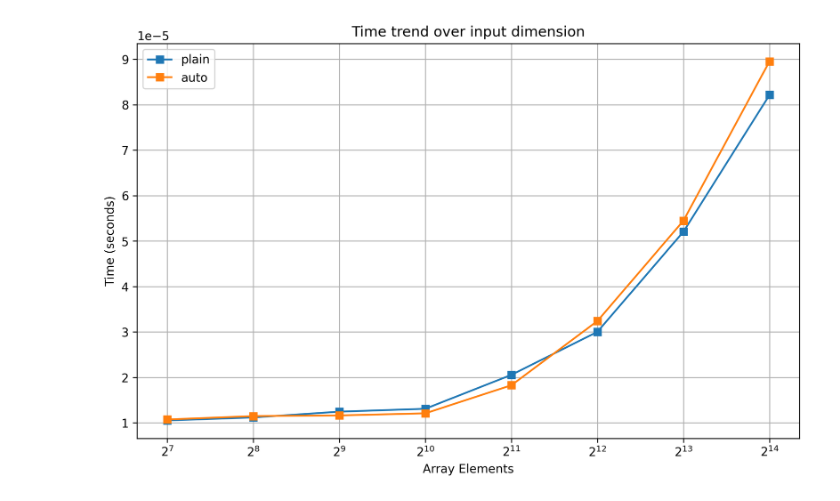
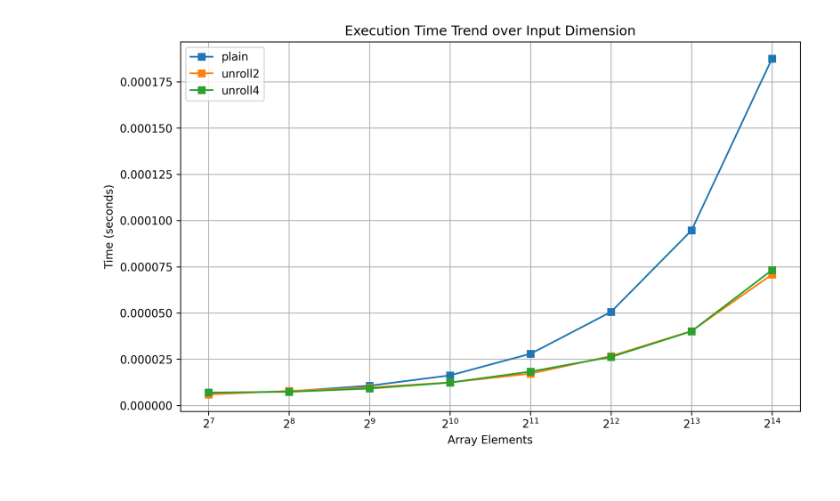
Before and after one commit to FedericoBustaffa/master, a Jupyter notebook: spm/assignment1/notebook.ipynb, the cells around one changed output. Saved outputs shown, nothing was run; the diff lists cells and outputs as text; code cells hidden in the pictures.

Commit message:
unroll

```diff
--- a/spm/assignment1/notebook.ipynb
+++ b/spm/assignment1/notebook.ipynb
@@ -24,0 +1,10 @@ df
+# %%
+import pandas as pd
+
+unroll2 = pd.read_csv("./unroll2.csv")
+unroll4 = pd.read_csv("./unroll4.csv")
+unroll2["time"] = unroll2["time"] * 1000
+unroll4["time"] = unroll4["time"] * 1000
+
+print(unroll2.to_latex(header=True, index=False, float_format="%g"))
+print(unroll4.to_latex(header=True, index=False, float_format="%g"))
@@ -25,25 +29,31 @@ df
 # %%
 import matplotlib.pyplot as plt
 
 
 plt.figure(figsize=(10, 6), dpi=300)
-plt.title("Time trend over input dimension")
+plt.title("Execution Time Trend over Input Dimension")
 
-algs = df["algorithm"].unique()
-for alg in algs:
-    tmp = df[df["algorithm"] == alg][["array_length", "time"]]
-    plt.plot(tmp["array_length"], tmp["time"], marker="s", label=alg)
+
+tmp = unroll2[unroll2["algorithm"] == "plain"][["array_length", "time"]]
+plt.plot(tmp["array_length"], tmp["time"], marker="s", label="plain")
+
+tmp = unroll2[unroll2["algorithm"] == "auto"][["array_length", "time"]]
+plt.plot(tmp["array_length"], tmp["time"], marker="s", label="unroll2")
+
+tmp = unroll4[unroll4["algorithm"] == "auto"][["array_length", "time"]]
+plt.plot(tmp["array_length"], tmp["time"], marker="s", label="unroll4")
+
 
 plt.xlabel("Array Elements")
 plt.ylabel("Time (seconds)")
 
 plt.xscale("log", base=2)
 plt.grid()
 plt.legend()
 plt.savefig("time.svg")
 plt.show()
 # %% [output]
-[figure, old version]
+[figure, new version]
 # %%
 speed_ups = []
 
```
Also changed, not shown: parts of 4 cells of this notebook, 8 other files.
